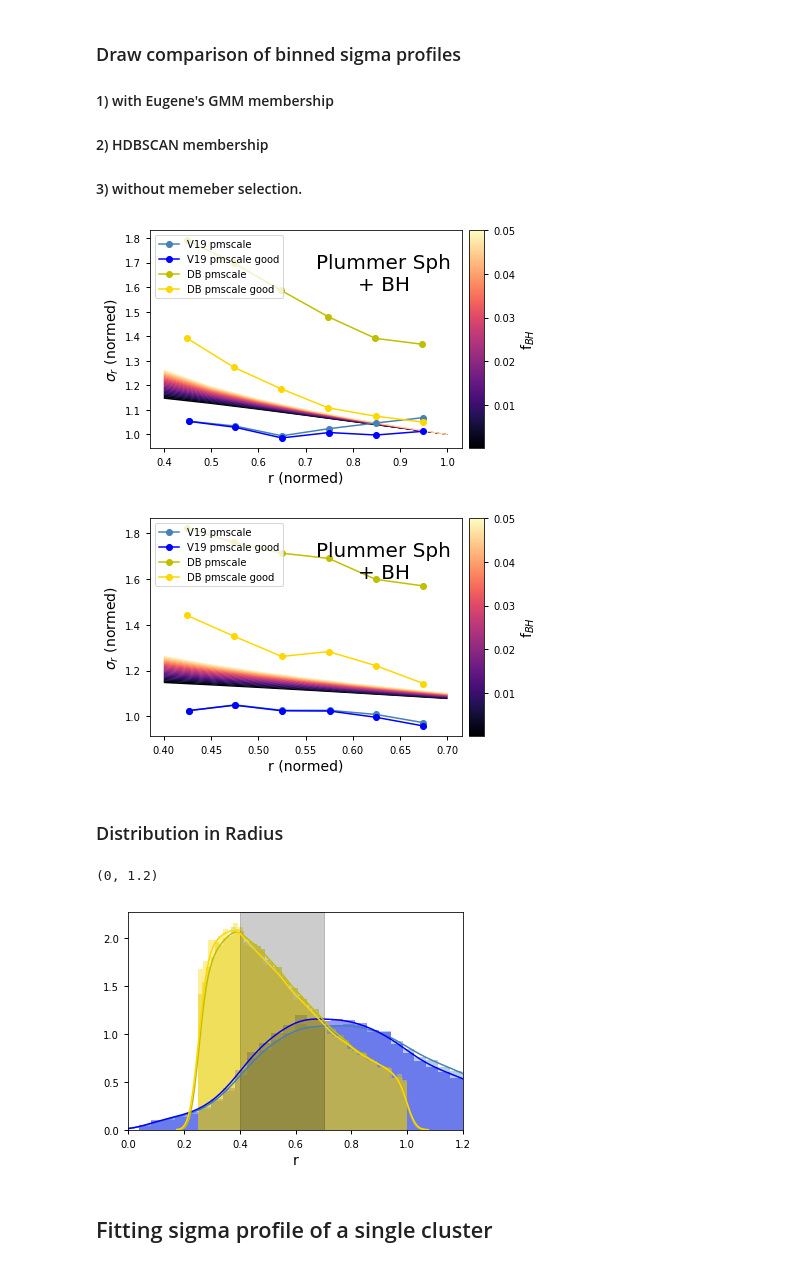
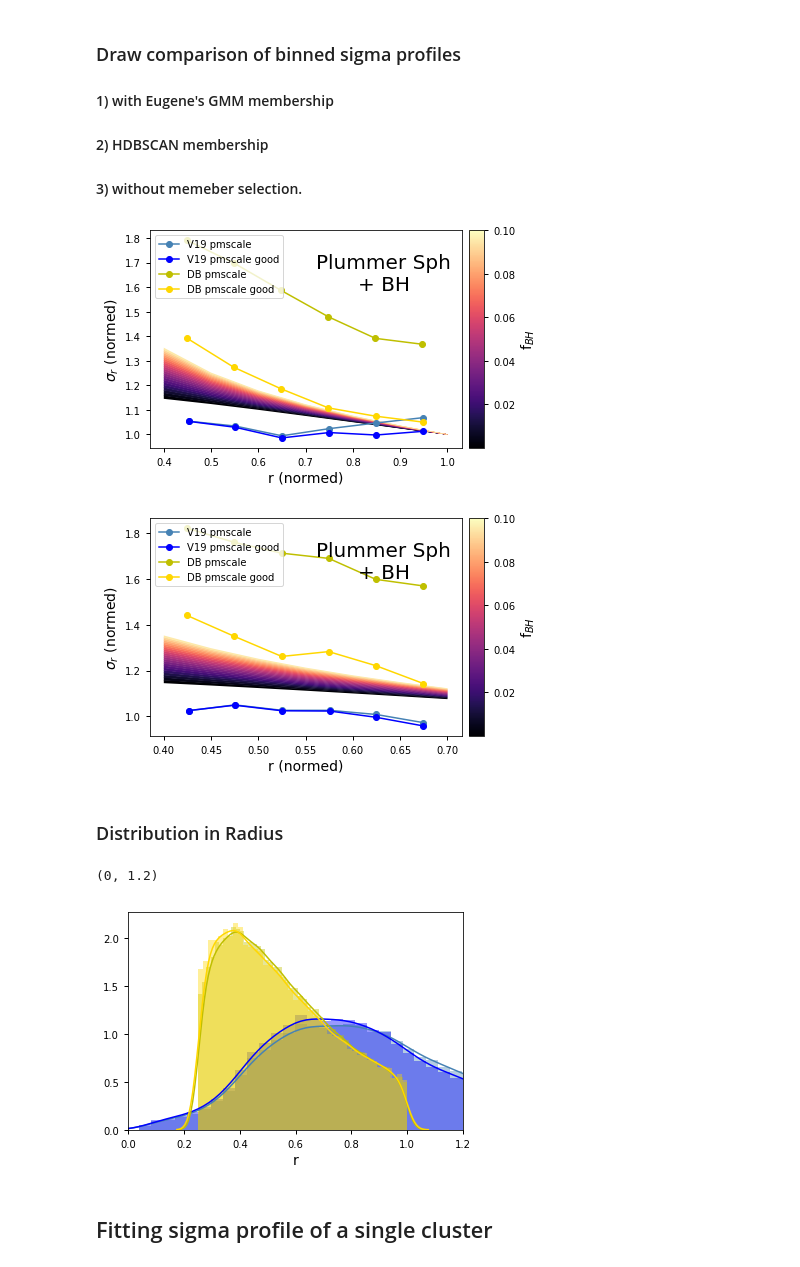
Before and after one commit to nstarman/jas1101_project, a Jupyter notebook: notebooks/Dynesty_GCpipe_Tuc47.ipynb, the cells around one changed output. Cells and saved outputs as stored; diff of their text form; code cells hidden in the pictures.

```diff
--- a/notebooks/Dynesty_GCpipe_Tuc47.ipynb
+++ b/notebooks/Dynesty_GCpipe_Tuc47.ipynb
@@ -112,7 +116,8 @@ r_scale = 24
 good = GC.pm_e < 2
 good_DB = GC_DB.pm_e < 2
 # %%
-bins = np.linspace(0.4, 1, 7)
+r_min, r_max = 0.4, 1
+bins = np.linspace(r_min, r_max, 7)
 
 fig = plot.plot_binned_sigma_profile(GC.r, GC.pm, bins=bins, color='steelblue', label='V19 pmscale')
 fig = plot.plot_binned_sigma_profile(GC.r[good], GC.pm[good], bins=bins, fig=fig, color='blue', label='V19 pmscale good')
@@ -121,11 +126,12 @@ fig = plot.plot_binned_sigma_profile(GC_DB.r, GC_DB.pm, bins=bins, fig=fig, colo
 fig = plot.plot_binned_sigma_profile(GC_DB.r[good_DB], GC_DB.pm[good_DB], bins=bins, fig=fig, color='gold', label='DB pmscale good')
 plt.legend(loc=2)
 
-(fig, ax) = plot.plot_model_sigma_profile(bins, M_gc, r_scale, beta_max=0.05, N_mod=25, fig=fig)
+(fig, ax) = plot.plot_model_sigma_profile(bins, M_gc, r_scale, beta_max=0.1, N_mod=25, fig=fig)
 # %% [output]
-[figure, old version]
+[figure, new version]
 # %%
-bins = np.linspace(0.4, 0.7, 7)
+r_min, r_max = 0.4, 0.7
+bins = np.linspace(r_min, r_max, 7)
 
 fig = plot.plot_binned_sigma_profile(GC.r, GC.pm, bins=bins, color='steelblue', label='V19 pmscale')
 fig = plot.plot_binned_sigma_profile(GC.r[good], GC.pm[good], bins=bins, fig=fig, color='blue', label='V19 pmscale good')
@@ -134,21 +140,21 @@ fig = plot.plot_binned_sigma_profile(GC_DB.r, GC_DB.pm, bins=bins, fig=fig, colo
 fig = plot.plot_binned_sigma_profile(GC_DB.r[good_DB], GC_DB.pm[good_DB], bins=bins, fig=fig, color='gold', label='DB pmscale good')
 plt.legend(loc=2)
 
-(fig, ax) = plot.plot_model_sigma_profile(bins, M_gc, r_scale, beta_max=0.05, N_mod=25, fig=fig)
+(fig, ax) = plot.plot_model_sigma_profile(bins, M_gc, r_scale, beta_max=0.1, N_mod=25, fig=fig)
 # %% [output]
-[figure, old version]
+[figure, new version]
 # %% [markdown]
 ### Distribution in Radius
 # %%
 sns.distplot(GC.r, color='steelblue')
 sns.distplot(GC.r[good], color='blue')
 sns.distplot(GC_DB.r, color='y')
 sns.distplot(GC_DB.r[good_DB], color='gold')
-plt.axvspan(bins[0], bins[-1], color='k', alpha=0.2)
+# plt.axvspan(r_min, r_max, color='k', alpha=0.2)
 plt.xlim(0,1.2)
 # %% [output]
 (0, 1.2)
-[figure, old version]
+[figure, new version]
 # %% [markdown]
 ## Fitting sigma profile of a single cluster
 # %%
```
Also changed, not shown: parts of 24 cells of this notebook, 2 other files.
